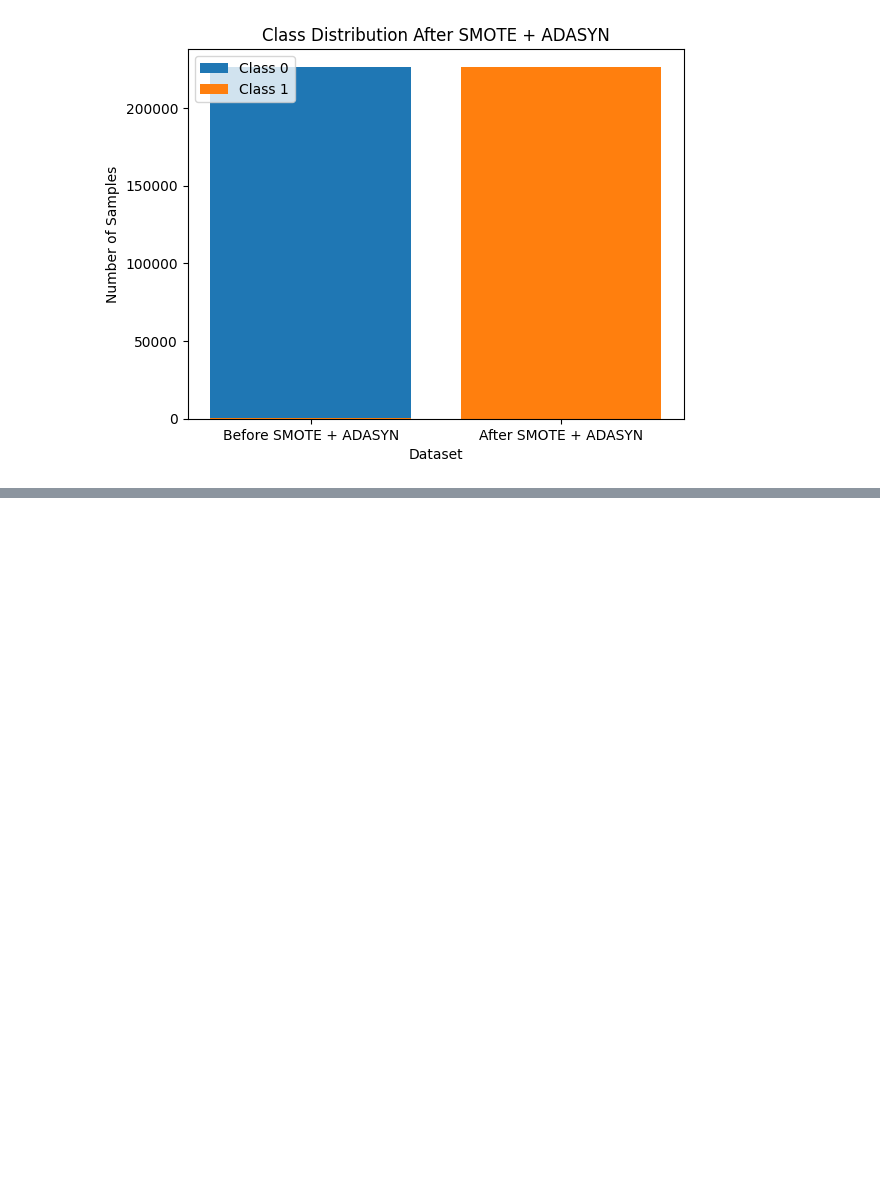
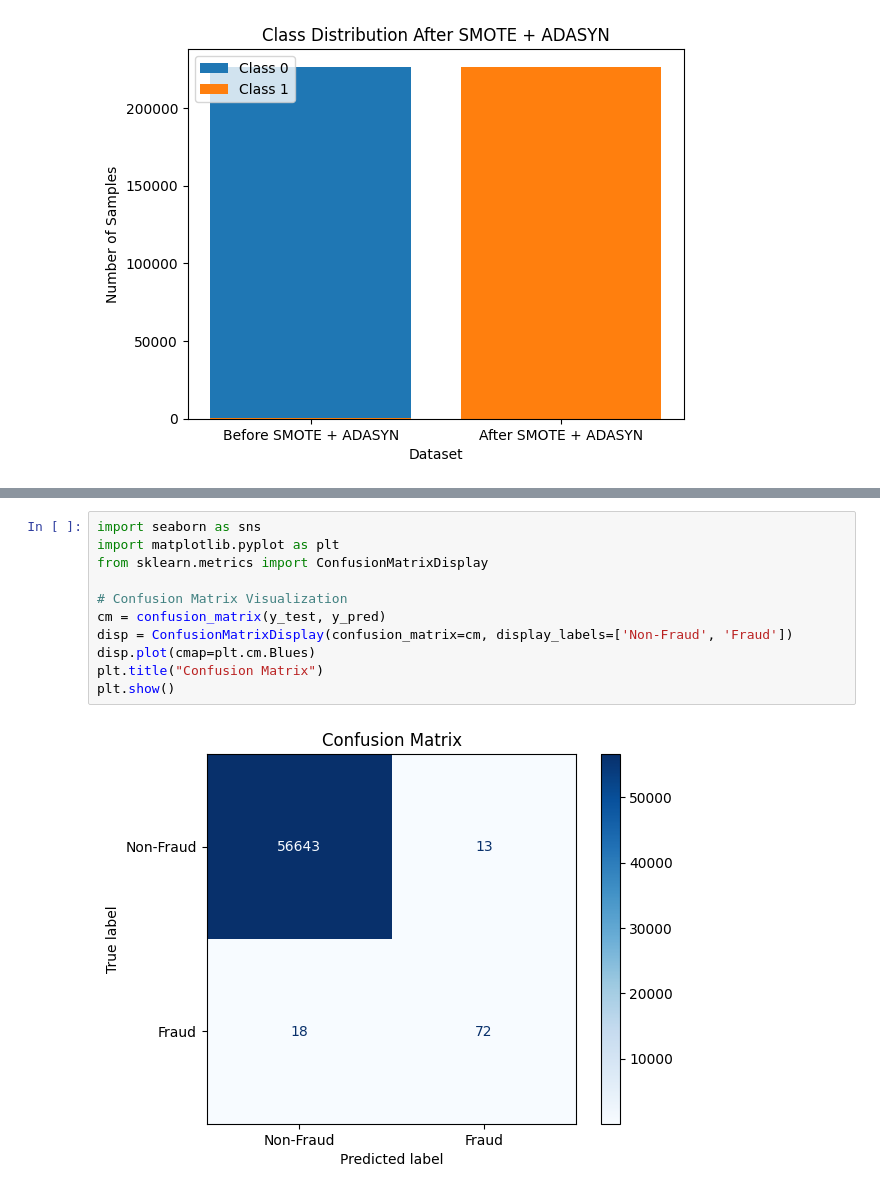
Before and after one commit to racoope70/Credit-Card-Fraud-Detection, a Jupyter notebook: SMOTE_+_ADASYN.ipynb, the cells around one changed output, grey strips where cells are left out. Drawn from its saved outputs; the diff is of its cells as text; blank space fills up the shorter version.

```diff
--- a/SMOTE_+_ADASYN.ipynb
+++ b/SMOTE_+_ADASYN.ipynb
@@ -122,0 +160,13 @@ from collections import Counter
+# %%
+import seaborn as sns
+import matplotlib.pyplot as plt
+from sklearn.metrics import ConfusionMatrixDisplay
+
+# Confusion Matrix Visualization
+cm = confusion_matrix(y_test, y_pred)
+disp = ConfusionMatrixDisplay(confusion_matrix=cm, display_labels=['Non-Fraud', 'Fraud'])
+disp.plot(cmap=plt.cm.Blues)
+plt.title("Confusion Matrix")
+plt.show()
+# %% [output]
+[figure, added]
```
Also changed, not shown: parts of 5 cells of this notebook.
